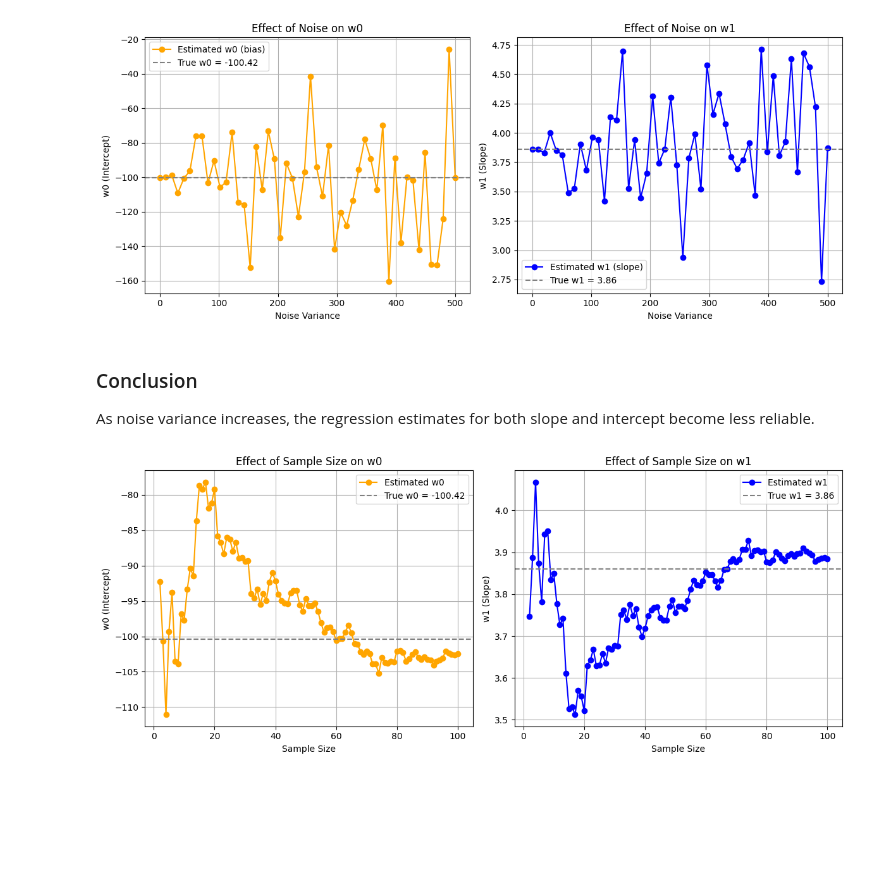
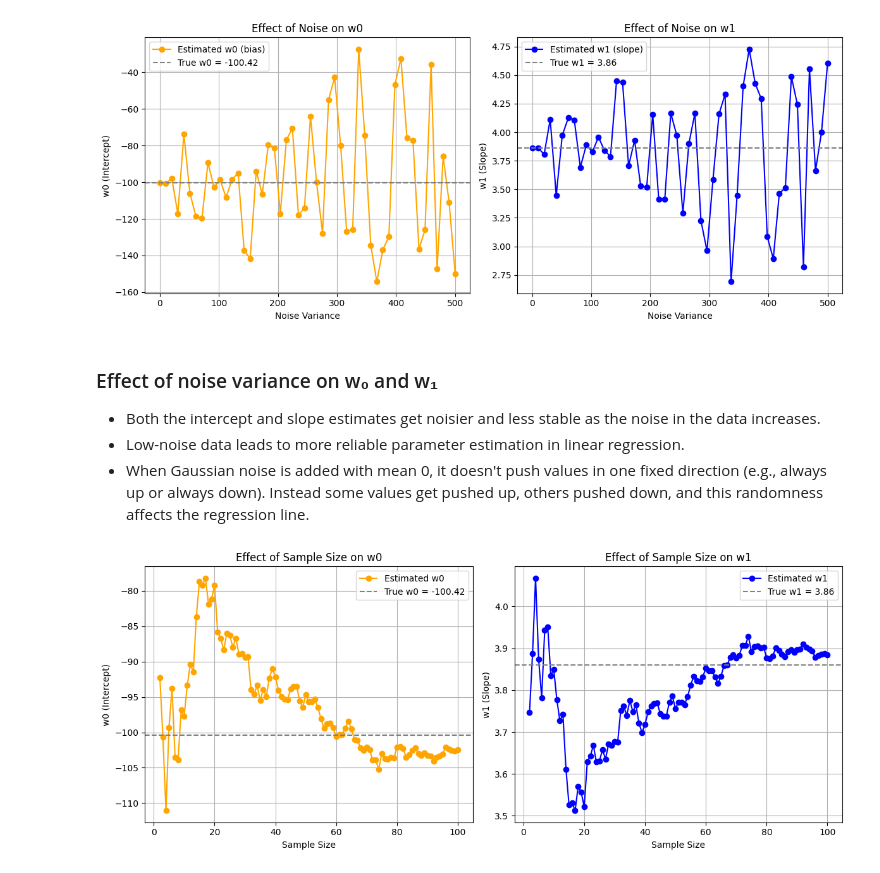
Before and after one commit to bhsh200/jpmc-case-study, a Jupyter notebook: Part1.ipynb, the cells around one changed output. Cells and saved outputs as stored; diff of their text form; code cells hidden in the pictures; blank space fills up the shorter version.

```diff
--- a/Part1.ipynb
+++ b/Part1.ipynb
@@ -150,56 +188,55 @@ plt.show()
 # %%
-"""
-Effect of variance
-"""
+########################################
+# Effect of variance
+########################################
 
 variances = variances = np.linspace(0, 500,50)  # 50 points from 0 to 500
 
-estimated_params = []
+w0_vals = []
+w1_vals = []
 
 for var in variances:
     noise_var = np.random.normal(0, np.sqrt(var), size=heights.shape)
     noisy_wt = weights + noise_var
     t_noisy = noisy_wt.reshape(-1, 1)
     w_est = LinearRegression(X,t_noisy)
-    estimated_params.append((var, w_est[0], w_est[1]))
-
-    # Unpack data
-variances = [row[0] for row in estimated_params]
-w0_vals   = [row[1] for row in estimated_params]
-w1_vals   = [row[2] for row in estimated_params]
+    w0_vals.append(w_est[0])
+    w1_vals.append(w_est[1])
 
 # True values
 true_w0 = -100.42
 true_w1 = 3.86
 
 # Plot w0
 plt.figure(figsize=(12, 5))
 
 plt.subplot(1, 2, 1)
 plt.plot(variances, w0_vals, 'o-', label='Estimated w0 (bias)', color='orange')
 plt.axhline(true_w0, color='gray', linestyle='--', label=f'True w0 = {true_w0}')
 plt.xlabel('Noise Variance')
 plt.ylabel('w0 (Intercept)')
 plt.title('Effect of Noise on w0')
 plt.legend()
 plt.grid(True)
 
 # Plot w1
 plt.subplot(1, 2, 2)
 plt.plot(variances, w1_vals, 'o-', label='Estimated w1 (slope)', color='blue')
 plt.axhline(true_w1, color='gray', linestyle='--', label=f'True w1 = {true_w1}')
 plt.xlabel('Noise Variance')
 plt.ylabel('w1 (Slope)')
 plt.title('Effect of Noise on w1')
 plt.legend()
 plt.grid(True)
 
 plt.tight_layout()
 plt.show()
 # %% [output]
-[figure, old version]
+[figure, new version]
 # %% [markdown]
-### Conclusion
-
-As noise variance increases, the regression estimates for both slope and intercept become less reliable.
+### Effect of noise variance on w₀ and w₁
+- Both the intercept and slope estimates get noisier and less stable as the noise in the data increases.
+- Low-noise data leads to more reliable parameter estimation in linear regression.
+- When Gaussian noise is added with mean 0, it doesn't push values in one fixed direction (e.g., always up or always down).
+  Instead some values get pushed up, others pushed down, and this randomness affects the regression line.
 # %%
```
Also changed, not shown: parts of 13 cells of this notebook.
